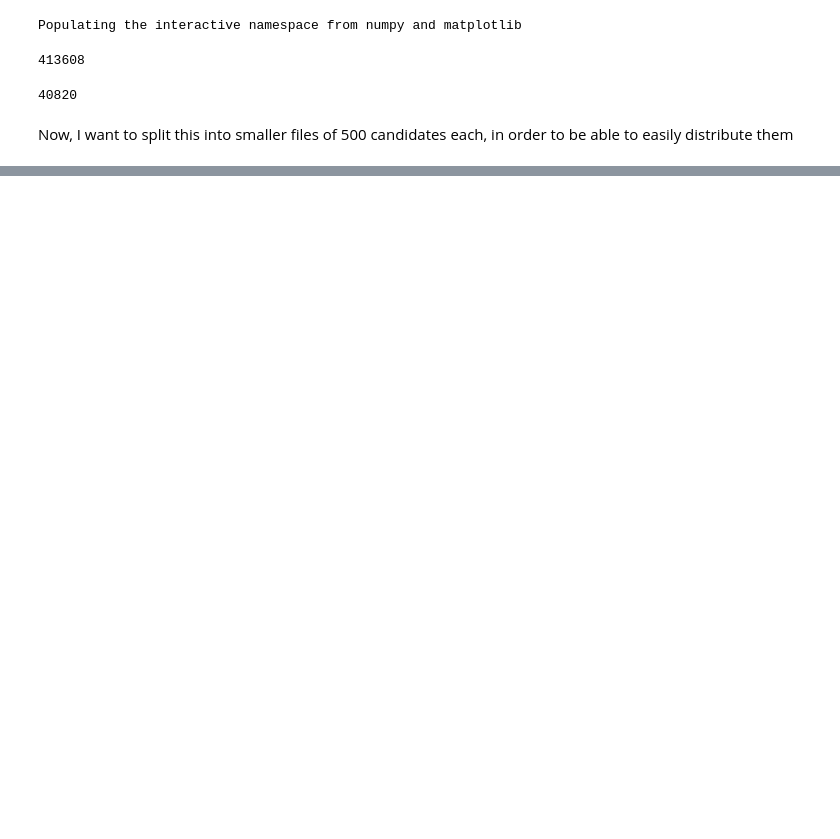
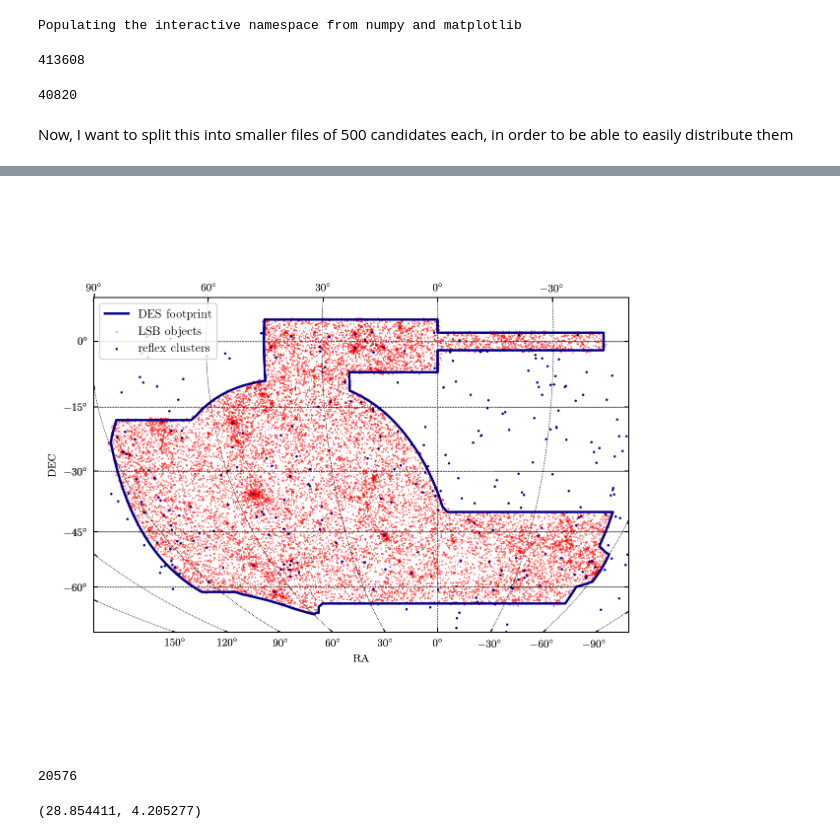
Before and after one commit to dtanoglidis/UDGs, a Jupyter notebook: Full_Catalog_old.ipynb, the cells around one changed output, grey strips where cells are left out. Cells and saved outputs as stored; diff of their text form; code cells hidden in the pictures; blank space fills up the shorter version.

```diff
--- a/Full_Catalog_old.ipynb
+++ b/Full_Catalog_old.ipynb
@@ -187,11 +194,11 @@ for i in range(81):
 # %%
-for i in range(81):
+#for i in range(81):
 
-    start = 500*i
-    end = 500*i+500
-    ra_loc = RA_pos[start:end]
-    dec_loc = DEC_pos[start:end]
+#    start = 500*i
+#    end = 500*i+500
+#    ra_loc = RA_pos[start:end]
+#    dec_loc = DEC_pos[start:end]
 
-    j = 1+i
-    np.savetxt('Candidates_file_{0}.dat'.format(j), np.c_[ra_loc, dec_loc], fmt='%.6f %.6f ')
+#    j = 1+i
+#    np.savetxt('Candidates_file_{0}.dat'.format(j), np.c_[ra_loc, dec_loc], fmt='%.6f %.6f ')
 # %%
@@ -198,0 +370,38 @@ np.savetxt('Candidates_file_82.dat', np.c_[RA_pos[40500:], DEC_pos[40500:]], fmt
+# %%
+RAh, RAm, RAs, DECd,DECm, DECs = np.loadtxt("Reflex_RADEC.dat",  unpack=3, usecols=[1,2,3,4,5,6])
+
+RA_reflex = RAh*15.0 + RAm/4.0 + RAs/240.0  # Right ascension in degrees
+
+# Get signs
+sig = np.sign(DECd)
+sig[32]=sig[104]=sig[245]=sig[288]=sig[436]=1
+sig[174]=sig[175]=sig[272]=sig[289]=-1
+
+DEC_reflex = sig*(abs(DECd) + DECm/60.0 + DECs/3600.0)
+# %%
+plt.figure(figsize = (8.0,8.0))
+smap = DESSkymap()
+#smap.scatter(ra_neg, dec_neg, c='r', s=0.05,latlon=True, label="non-LSB objects")
+smap.scatter(ra_posit, dec_posit, c='r', s=0.05,latlon=True, label="LSB objects")
+#smap.scatter(ra, dec, c='r', s=0.0005,latlon=True, label="LSB objects")
+smap.scatter(RA_reflex, DEC_reflex, c='darkblue', s=1., latlon=True, label="reflex clusters")
+smap.draw_des(color='darkblue',label='DES footprint')
+
+plt.xlabel("RA", fontsize=15)
+plt.ylabel("DEC", fontsize=15)
+
+
+plt.legend(frameon=True, loc='upper left', fontsize=10)
+
+plt.savefig('Positives.pdf')
+plt.show()
+# %% [output]
+[figure, added]
+# %%
+print(len(ra_posit))
+# %% [output]
+20576
+# %%
+print(ra_posit[120],dec_posit[120])
+# %% [output]
+(28.854411, 4.205277)
```
Also changed, not shown: parts of 10 cells of this notebook.
